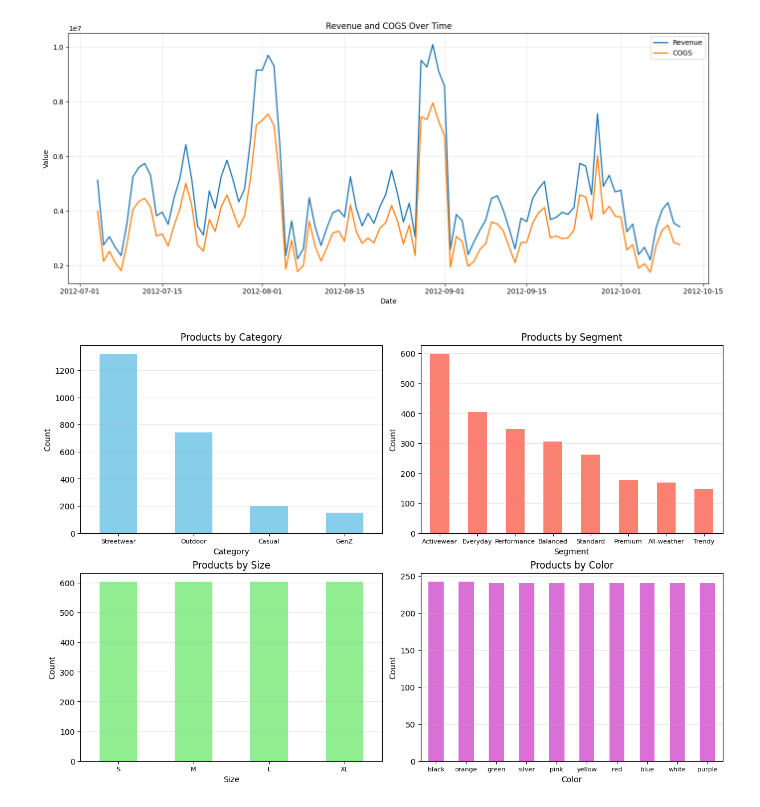
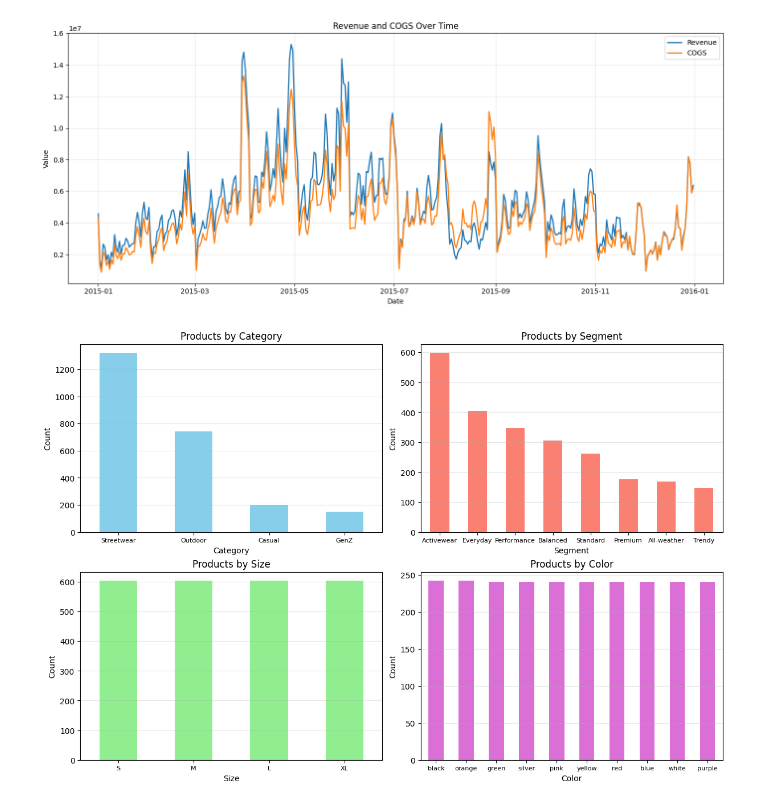
Before and after one commit to 24127027/datathon2026, a Jupyter notebook: notebooks/eda.ipynb, the cells around one changed output. Saved outputs shown, nothing was run; the diff lists cells and outputs as text; code cells hidden in the pictures.

```diff
--- a/notebooks/eda.ipynb
+++ b/notebooks/eda.ipynb
@@ -142,22 +143,23 @@ DATA_ROOT = project_root / "data" / "datathon-2026-round-1"
 # %%
 from src.data import load_sales
 df_sales = load_sales(data_root=DATA_ROOT, parse_dates=True)
-plot_df = df_sales[["Date", "Revenue", "COGS"]].copy()[:100]
+# Display 2015
+plot_df = df_sales[(df_sales["Date"].dt.year == 2015)][["Date", "Revenue", "COGS"]].copy()
 plot_df = plot_df.sort_values("Date")
 
 fig, ax = plt.subplots(figsize=(14, 6))
 ax.plot(plot_df["Date"], plot_df["Revenue"], label="Revenue", linewidth=1.8)
 ax.plot(plot_df["Date"], plot_df["COGS"], label="COGS", linewidth=1.8)
 
 ax.set_title("Revenue and COGS Over Time")
 ax.set_xlabel("Date")
 ax.set_ylabel("Value")
 ax.legend()
 ax.grid(alpha=0.3)
 plt.tight_layout()
 plt.show()
 # %% [output]
-[figure, old version]
+[figure, new version]
 # %%
 from src.data import load_products
 df_products = load_products(data_root=DATA_ROOT)
```
Also changed, not shown: parts of 3 cells of this notebook.
